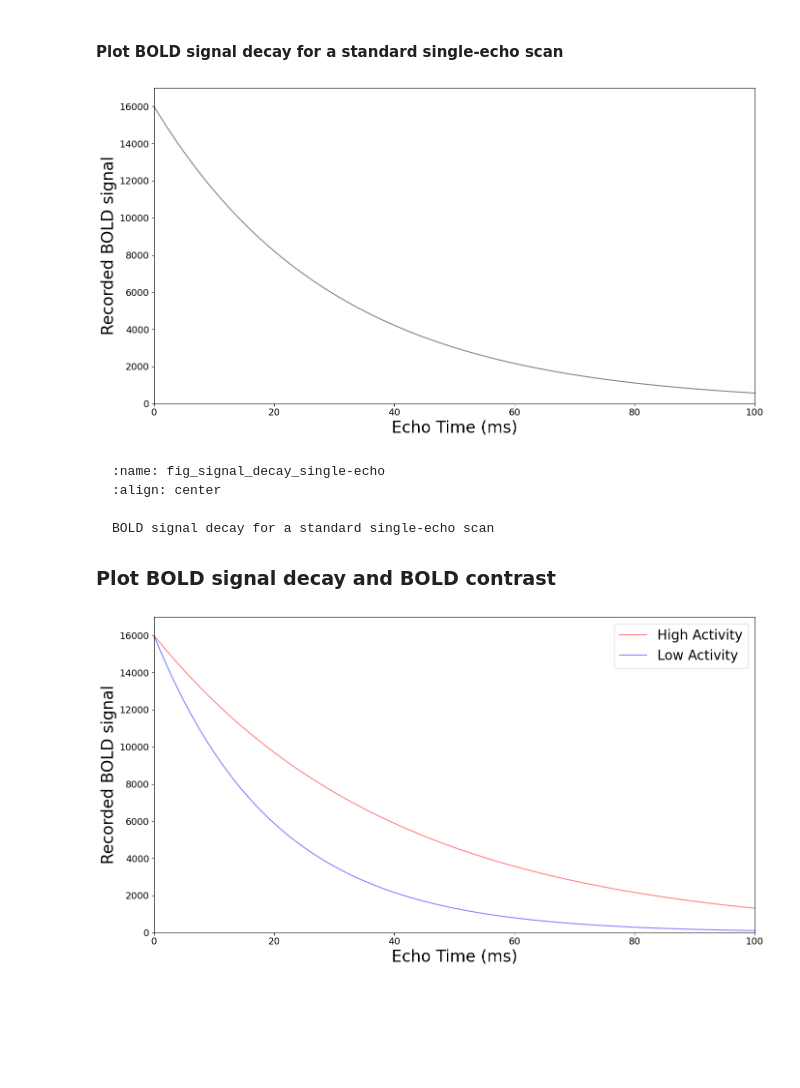
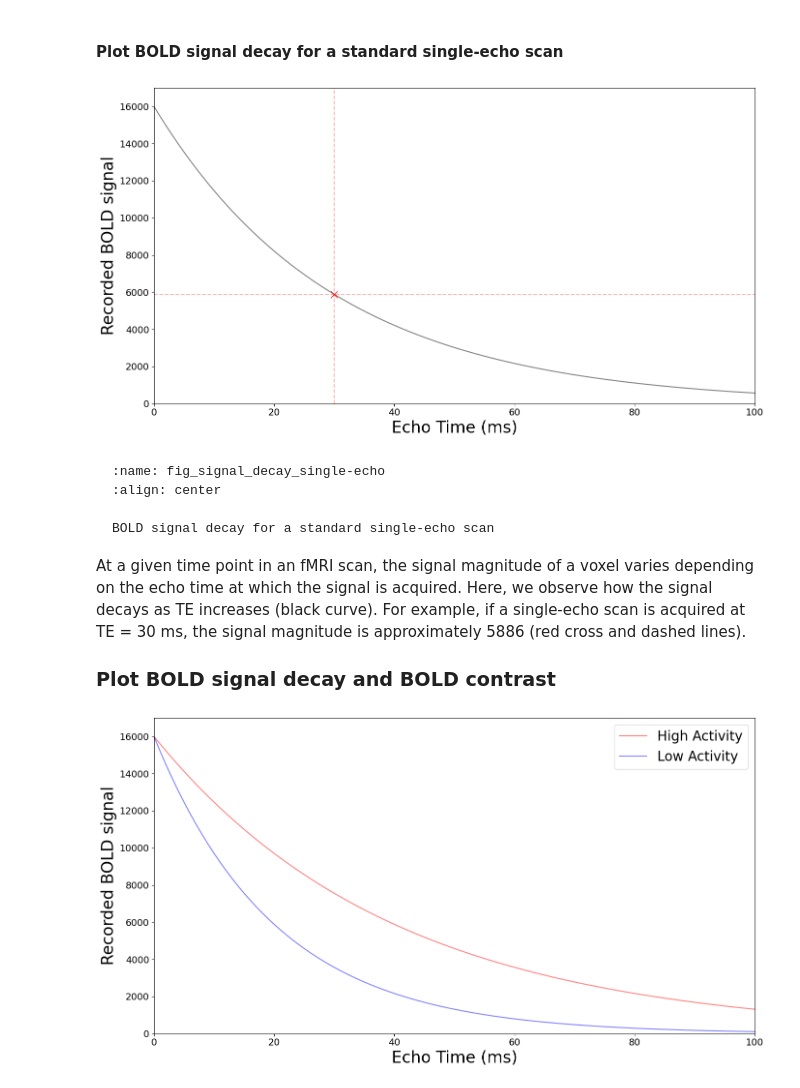
Before and after one commit to handwerkerd/multi-echo-data-analysis, a Jupyter notebook: _sources/content/Signal_Decay.ipynb, the cells around one changed output. Cells and saved outputs as stored; diff of their text form; code cells hidden in the pictures; blank space fills up the shorter version.

````diff
--- a/_sources/content/Signal_Decay.ipynb
+++ b/_sources/content/Signal_Decay.ipynb
@@ -291,23 +291,29 @@ s0_ts = (ts * MEAN_S0) + MEAN_S0
 # %%
 fullcurve_signal = predict_bold_signal(FULLCURVE_TES, [MEAN_S0], [30])
 
 fig, ax = plt.subplots(figsize=(14, 7.5))
 ax.plot(
     FULLCURVE_TES,
     fullcurve_signal[:, 0],
     alpha=0.5,
     color="black",
 )
+# Example for TE=30ms
+x_cross = 30
+y_cross = predict_bold_signal(np.array([x_cross]), [MEAN_S0], [30])[0, 0]
+ax.plot(x_cross, y_cross, marker='x', color='red', markersize=10, label='TE=30 ms')
+ax.axvline(x=x_cross, ymax=y_cross[0], color='red', linestyle='--', alpha=0.3)
+ax.axhline(y=y_cross, xmax=x_cross, color='red', linestyle='--', alpha=0.3)
 
 ax.set_ylabel("Recorded BOLD signal", fontsize=24)
 ax.set_xlabel("Echo Time (ms)", fontsize=24)
 ax.set_ylim(0, np.ceil(np.max(fullcurve_signal) / 1000) * 1000)
 ax.set_xlim(0, np.max(FULLCURVE_TES))
 ax.tick_params(axis="both", which="major", labelsize=14)
 fig.tight_layout()
 glue("fig_signal_decay_single-echo", fig, display=False)
 # %% [output]
-[figure, old version]
+[figure, new version]
 # %% [markdown]
 ```{glue:figure} fig_signal_decay_single-echo
 :name: fig_signal_decay_single-echo
@@ -316,6 +322,8 @@ glue("fig_signal_decay_single-echo", fig, display=False)
 BOLD signal decay for a standard single-echo scan
 ```
 
+At a given time point in an fMRI scan, the signal magnitude of a voxel varies depending on the echo time at which the signal is acquired. Here, we observe how the signal decays as TE increases (black curve). For example, if a single-echo scan is acquired at TE = 30 ms, the signal magnitude is approximately 5886 (red cross and dashed lines).
+
 ### Plot BOLD signal decay and BOLD contrast
 # %%
 fullcurve_signal_active = predict_bold_signal(FULLCURVE_TES, [MEAN_S0], [40])
````
Also changed, not shown: parts of 8 cells of this notebook, 54 other files.
